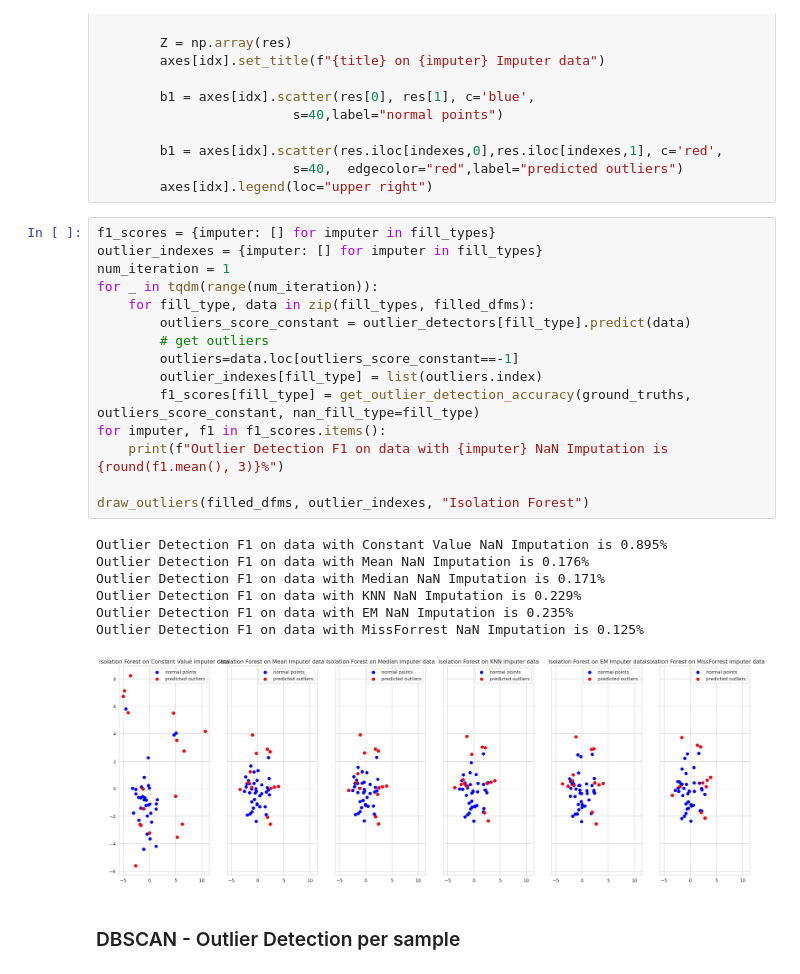
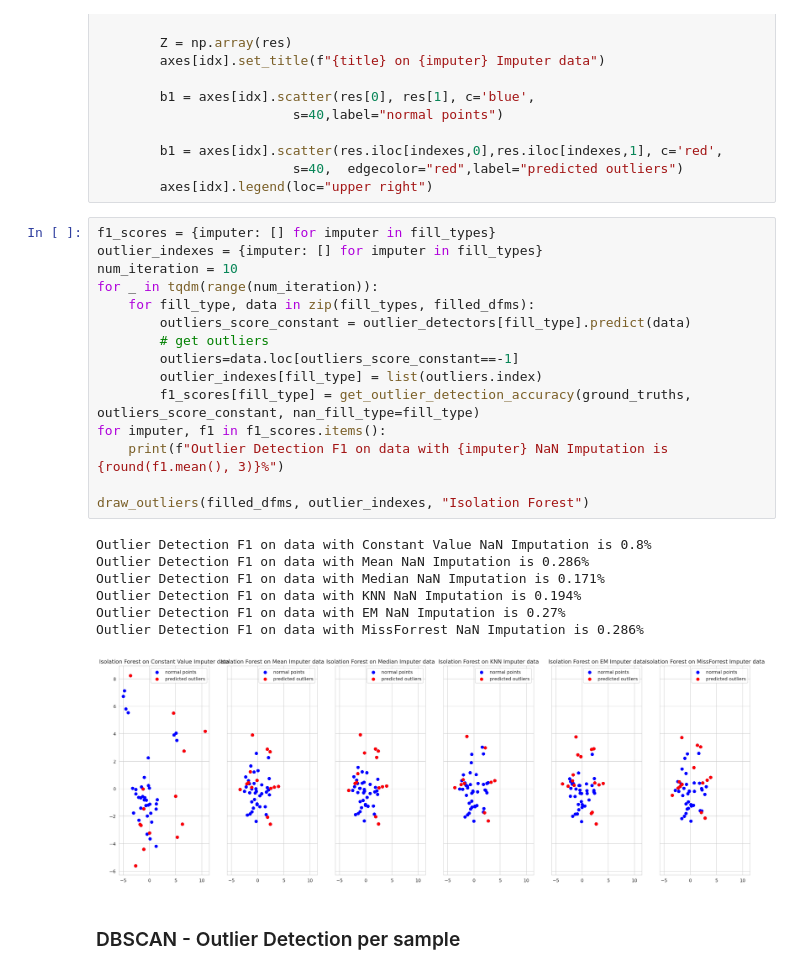
Before and after one commit to HSEDataAnalysis/LAB1_EDA, a Jupyter notebook: main.ipynb, the cells around one changed output. Drawn from its saved outputs; the diff is of its cells as text.

```diff
--- a/main.ipynb
+++ b/main.ipynb
@@ -516,26 +554,26 @@ def draw_outliers(list_data, outlier_indexes, title):
 # %%
 f1_scores = {imputer: [] for imputer in fill_types}
 outlier_indexes = {imputer: [] for imputer in fill_types}
-num_iteration = 1
+num_iteration = 10
 for _ in tqdm(range(num_iteration)):
     for fill_type, data in zip(fill_types, filled_dfms):
         outliers_score_constant = outlier_detectors[fill_type].predict(data)
         # get outliers
         outliers=data.loc[outliers_score_constant==-1]
         outlier_indexes[fill_type] = list(outliers.index)
         f1_scores[fill_type] = get_outlier_detection_accuracy(ground_truths, outliers_score_constant, nan_fill_type=fill_type)
 for imputer, f1 in f1_scores.items():
     print(f"Outlier Detection F1 on data with {imputer} NaN Imputation is {round(f1.mean(), 3)}%")
 
 draw_outliers(filled_dfms, outlier_indexes, "Isolation Forest")
 # %% [output]
-Outlier Detection F1 on data with Constant Value NaN Imputation is 0.895%
-Outlier Detection F1 on data with Mean NaN Imputation is 0.176%
+Outlier Detection F1 on data with Constant Value NaN Imputation is 0.8%
+Outlier Detection F1 on data with Mean NaN Imputation is 0.286%
 Outlier Detection F1 on data with Median NaN Imputation is 0.171%
-Outlier Detection F1 on data with KNN NaN Imputation is 0.229%
-Outlier Detection F1 on data with EM NaN Imputation is 0.235%
-Outlier Detection F1 on data with MissForrest NaN Imputation is 0.125%
+Outlier Detection F1 on data with KNN NaN Imputation is 0.194%
+Outlier Detection F1 on data with EM NaN Imputation is 0.27%
+Outlier Detection F1 on data with MissForrest NaN Imputation is 0.286%
-[figure, old version]
+[figure, new version]
 # %% [markdown]
 ### DBSCAN - Outlier Detection per sample
 # %%
```
Also changed, not shown: parts of 13 cells of this notebook.
